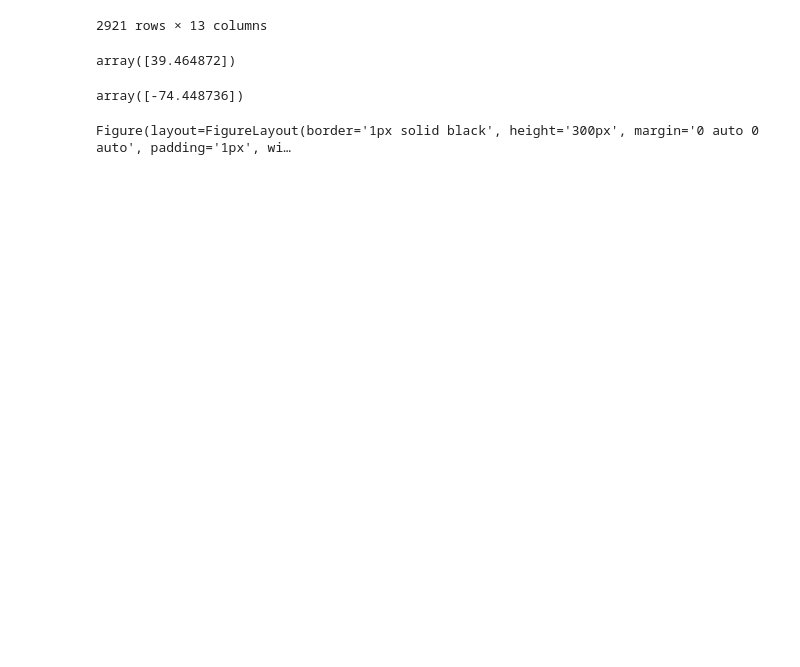
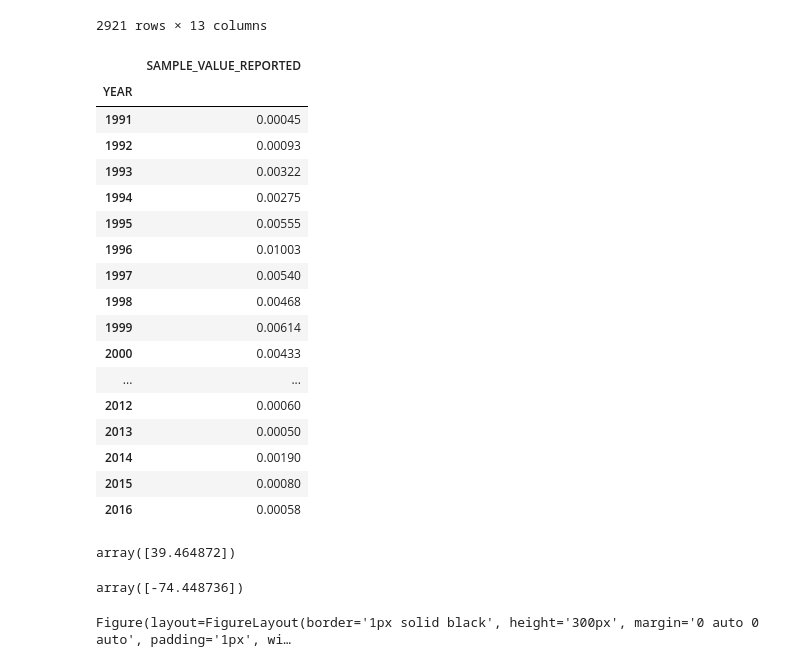
Before and after one commit to jjjjjeb/NJAir_EDA, a Jupyter notebook: Chromium/Chromium.ipynb, the cells around one changed output. Saved outputs shown, nothing was run; the diff lists cells and outputs as text; code cells hidden in the pictures; blank space fills up the shorter version.

```diff
--- a/Chromium/Chromium.ipynb
+++ b/Chromium/Chromium.ipynb
@@ -245,6 +270,31 @@ sorted_date_improve
 | 2666 | IMPROVE | 1991 | 4 | 11-Dec-91 | 00:00 | 24 HOURS | 0.00000 | ... |
 | 2638 | IMPROVE | 1991 | 3 | 25-Sep-91 | 00:00 | 24 HOURS | 0.00000 | ... |
 2921 rows × 13 columns
+# %%
+grouped_city= improve_program_df.groupby(["YEAR"])
+
+year = pd.DataFrame(grouped_city["SAMPLE_VALUE_REPORTED"].max())
+
+year
+# %% [output]
+|  | SAMPLE_VALUE_REPORTED |
+| YEAR |  |
+| 1991 | 0.00045 |
+| 1992 | 0.00093 |
+| 1993 | 0.00322 |
+| 1994 | 0.00275 |
+| 1995 | 0.00555 |
+| 1996 | 0.01003 |
+| 1997 | 0.00540 |
+| 1998 | 0.00468 |
+| 1999 | 0.00614 |
+| 2000 | 0.00433 |
+| ... | ... |
+| 2012 | 0.00060 |
+| 2013 | 0.00050 |
+| 2014 | 0.00190 |
+| 2015 | 0.00080 |
+| 2016 | 0.00058 |
 # %%
 unique=sorted_date_improve["MONITOR_LATITUDE"].unique()
 unique
```
Also changed, not shown: parts of 10 cells of this notebook.
